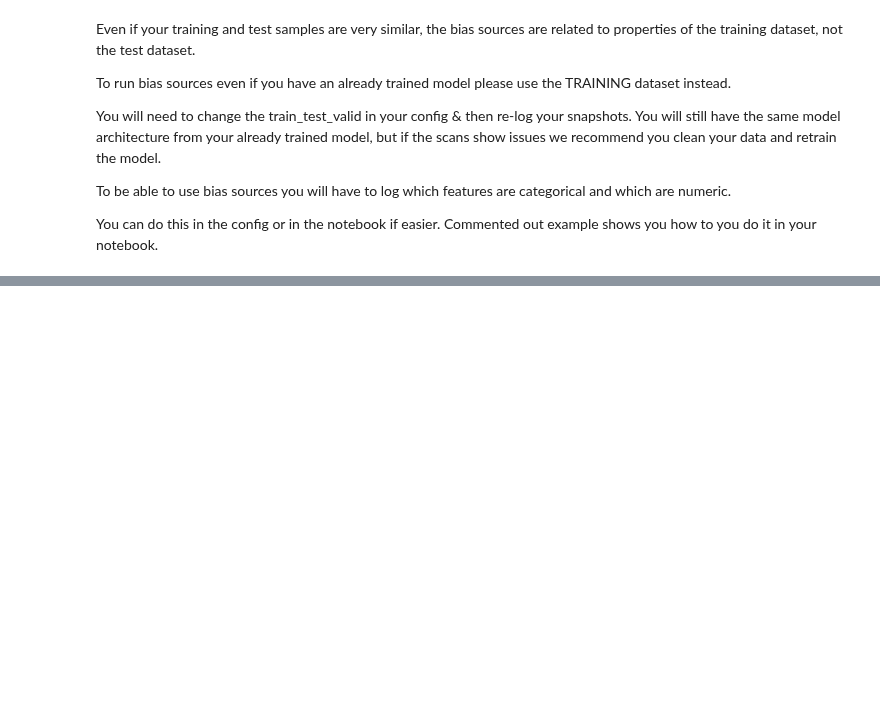
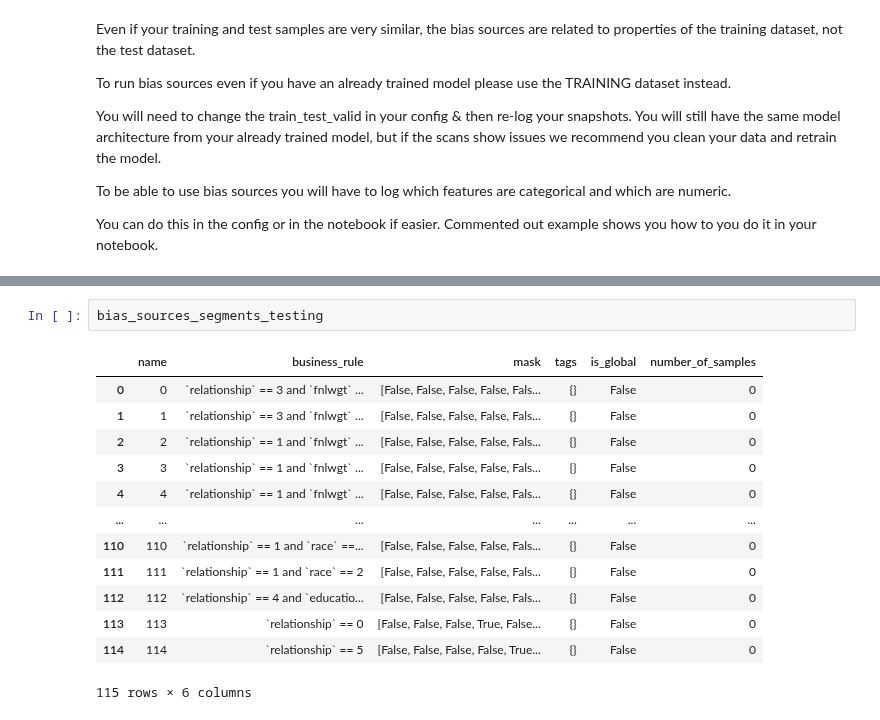
Before and after one commit to ETIQ-AI/ml-testing, a Jupyter notebook: Scans by pipeline stage/Example scans - Already trained model/Example scans - Already Trained Models.ipynb, the cells around one changed output, grey strips where cells are left out. Drawn from its saved outputs; the diff is of its cells as text; blank space fills up the shorter version.

```diff
--- a/Scans by pipeline stage/Example scans - Already trained model/Example scans - Already Trained Models.ipynb
+++ b/Scans by pipeline stage/Example scans - Already trained model/Example scans - Already Trained Models.ipynb
@@ -411,0 +398,16 @@ INFO:etiq.pipeline.DebiasPipeline0624:Completed pipeline
+# %%
+bias_sources_segments_testing
+# %% [output]
+|  | name | business_rule | mask | tags | is_global | number_of_samples |
+| 0 | 0 | `relationship` == 3 and `fnlwgt` ... | [False, False, False, False, Fals... | {} | False | 0 |
+| 1 | 1 | `relationship` == 3 and `fnlwgt` ... | [False, False, False, False, Fals... | {} | False | 0 |
+| 2 | 2 | `relationship` == 1 and `fnlwgt` ... | [False, False, False, False, Fals... | {} | False | 0 |
+| 3 | 3 | `relationship` == 1 and `fnlwgt` ... | [False, False, False, False, Fals... | {} | False | 0 |
+| 4 | 4 | `relationship` == 1 and `fnlwgt` ... | [False, False, False, False, Fals... | {} | False | 0 |
+| ... | ... | ... | ... | ... | ... | ... |
+| 110 | 110 | `relationship` == 1 and `race` ==... | [False, False, False, False, Fals... | {} | False | 0 |
+| 111 | 111 | `relationship` == 1 and `race` == 2 | [False, False, False, False, Fals... | {} | False | 0 |
+| 112 | 112 | `relationship` == 4 and `educatio... | [False, False, False, False, Fals... | {} | False | 0 |
+| 113 | 113 | `relationship` == 0 | [False, False, False, True, False... | {} | False | 0 |
+| 114 | 114 | `relationship` == 5 | [False, False, False, False, True... | {} | False | 0 |
+115 rows × 6 columns
```
Also changed, not shown: parts of 18 cells of this notebook, 1 other file.
